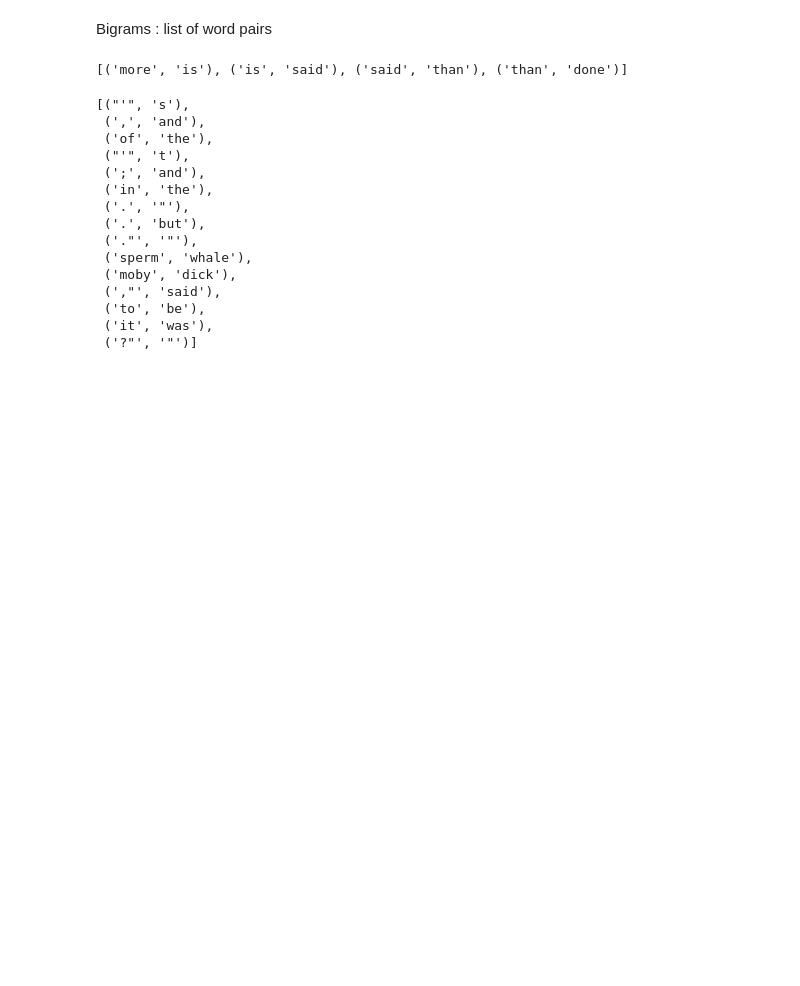
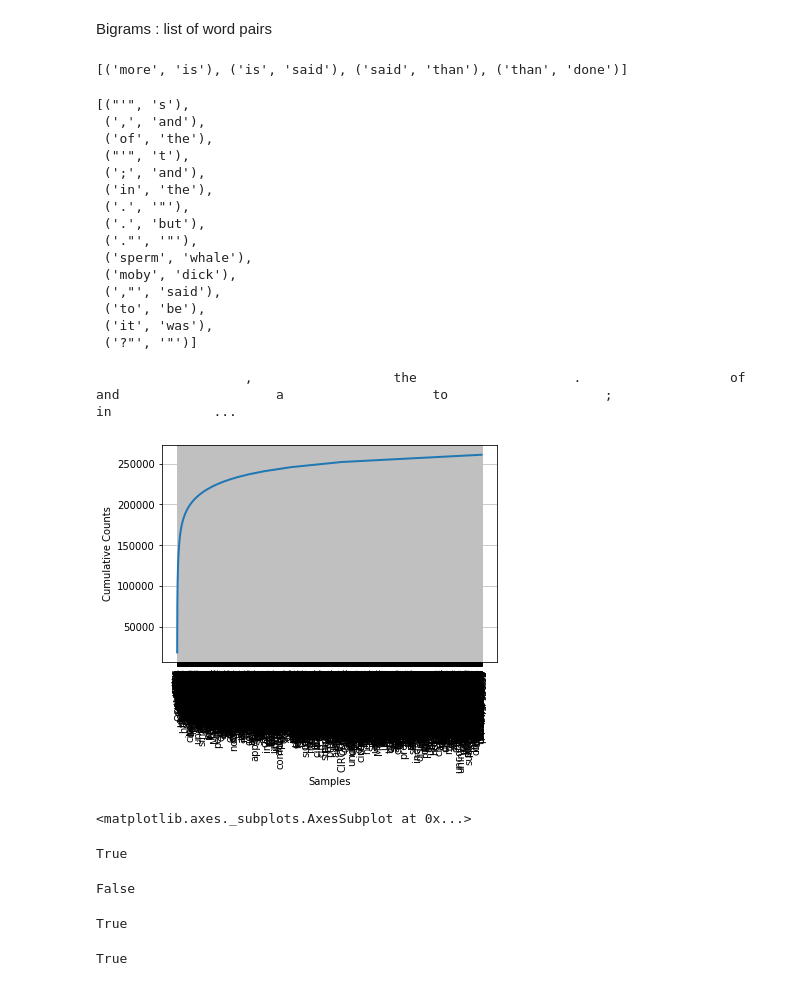
Before and after one commit to Deepshikha05/Natural-Language-Processing, a Jupyter notebook: NLTK Chp 01.ipynb, the cells around one changed output. Drawn from its saved outputs; the diff is of its cells as text; code cells hidden in the pictures; blank space fills up the shorter version.

```diff
--- a/NLTK Chp 01.ipynb
+++ b/NLTK Chp 01.ipynb
@@ -279,3 +275,12 @@ biagram_collocation.nbest(BigramAssocMeasures.likelihood_ratio, 15)
  ('to', 'be'),
  ('it', 'was'),
  ('?"', '"')]
+# %%
+f_dist1.tabulate()
+# %% [output]
+                   ,                  the                    .                   of                  and                    a                   to                    ;                   in             ...
+# %%
+f_dist1.plot(cumulative=True)
+# %% [output]
+[figure, added]
+<matplotlib.axes._subplots.AxesSubplot at 0x...>
@@ -281,0 +289,19 @@ biagram_collocation.nbest(BigramAssocMeasures.likelihood_ratio, 15)
+# %%
+# test if s starts with t
+s.startswith('T')
+# %% [output]
+True
+# %%
+s.startswith('H')
+# %% [output]
+False
+# %%
+# test if s ends with t
+s.endswith('.')
+# %% [output]
+True
+# %%
+# test if t is a substring of s
+'tut' in s
+# %% [output]
+True
```
Also changed, not shown: parts of 16 cells of this notebook.
